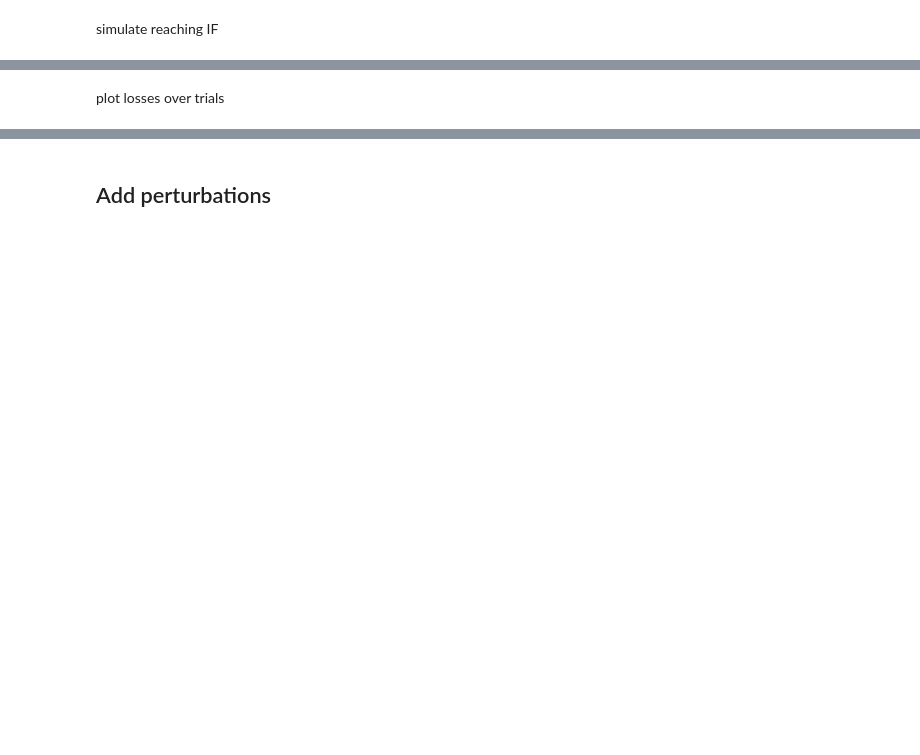
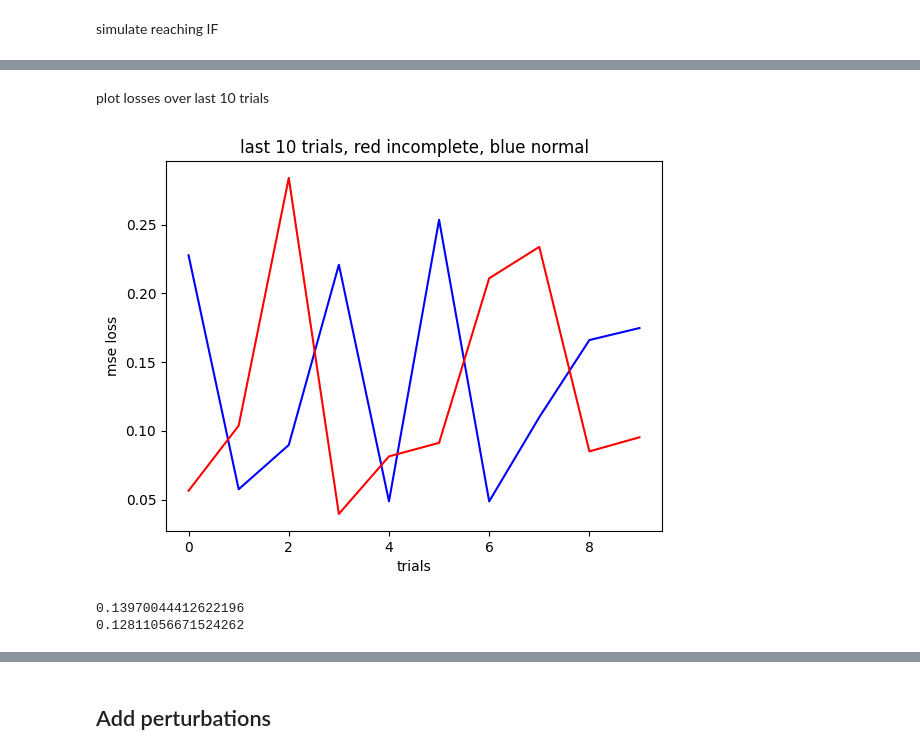
Before and after one commit to alxdofficial/out-of-manifold-learning, a Jupyter notebook: motor_RNN.ipynb, the cells around one changed output, grey strips where cells are left out. Drawn from its saved outputs; the diff is of its cells as text; code cells hidden in the pictures; blank space fills up the shorter version.

```diff
--- a/motor_RNN.ipynb
+++ b/motor_RNN.ipynb
@@ -167,6 +167,8 @@ class RNN(object):
         # create n trials of target indices chosen from 0 to 5
         order = np.random.choice(range(ext.shape[0]), trials, replace=True)
 
+        order[0:48] = np.repeat([0,1,2,3,4,5], 8)   # uncomment for 0000000 111111 222....
+        # order[0:48] = np.tile([0,1,2,3,4,5], 8)   # uncomment for 012345 012345 ...
         # initialize calculated loss per trial
         record_loss = np.zeros(trials)
 
@@ -252,6 +254,9 @@ class RNN(object):
         # create n trials of target indices chosen from 0 to 5
         order = np.random.choice(range(ext.shape[0]), trials, replace=True)
 
+        order[0:48] = np.repeat([0,1,2,3,4,5], 8)   # uncomment for 0000000 111111 222....
+        # order[0:48] = np.tile([0,1,2,3,4,5], 8)   # uncomment for 012345 012345 ...
+
         # initialize calculated loss per trial
         record_loss = np.zeros(trials)
 
@@ -281,11 +286,11 @@ class RNN(object):
                     errc = c - target[order[t], i]
 
                     # #depending on trial number, hide the x or y coordinate
-                    if t < 80:
-                        trial_num_within20 = t % 20
-                        if trial_num_within20 >= 10 and trial_num_within20 < 15:
+                    if t < 70:
+                        trial_num_within4 = t % 4
+                        if trial_num_within4 == 1:
                             errc[0] = np.zeros_like(errc[0])
-                        if trial_num_within20 >= 15 and trial_num_within20 < 20:
+                        if trial_num_within4 == 2:
                             errc[1] = np.zeros_like(errc[1])
                         # print(errc)
 
@@ -978,12 +1005,18 @@ trajectories_IF = simulate_reaching_IF(savedir, dt)
 # %% [markdown]
-plot losses over trials
+plot losses over last 10 trials
 # %%
-# normal trials
+# last 10 trials
 plt.plot(reaching_loss[80:],'b')
 plt.plot(reaching_loss_IF[80:],'r')
 plt.xlabel("trials")
 plt.ylabel("mse loss")
+plt.title("last 10 trials, red incomplete, blue normal")
 plt.show()
 
+# print(reaching_loss_IF[80:])
 print(np.mean(reaching_loss[80:]))
 print(np.mean(reaching_loss_IF[80:]))
+# %% [output]
+[figure, added]
+0.13970044412622196
+0.12811056671524262
```
Also changed, not shown: parts of 11 cells of this notebook, 2 other files.
